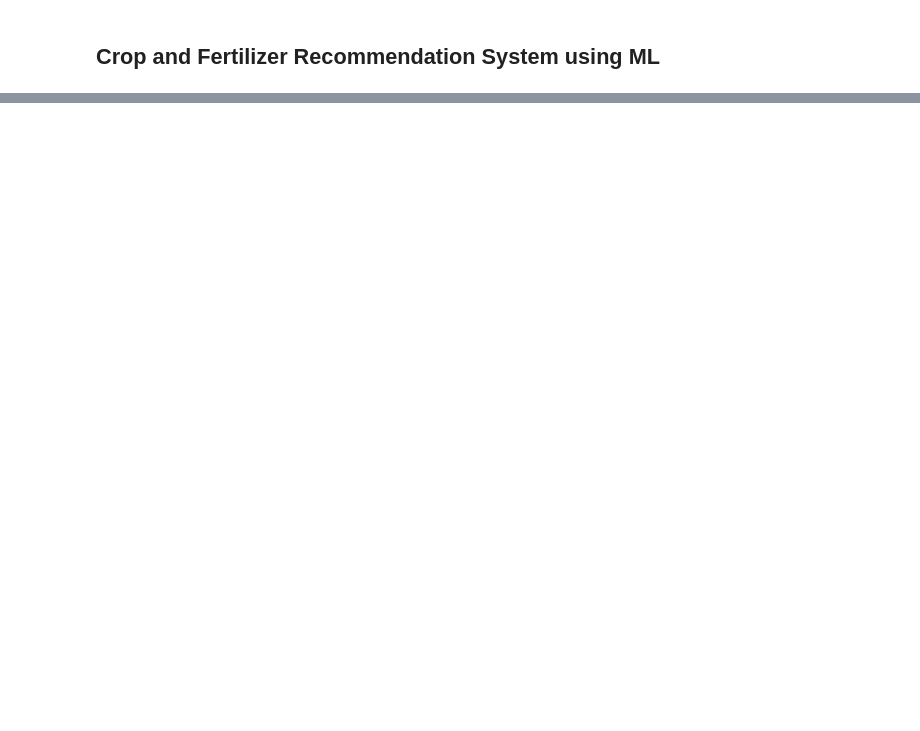
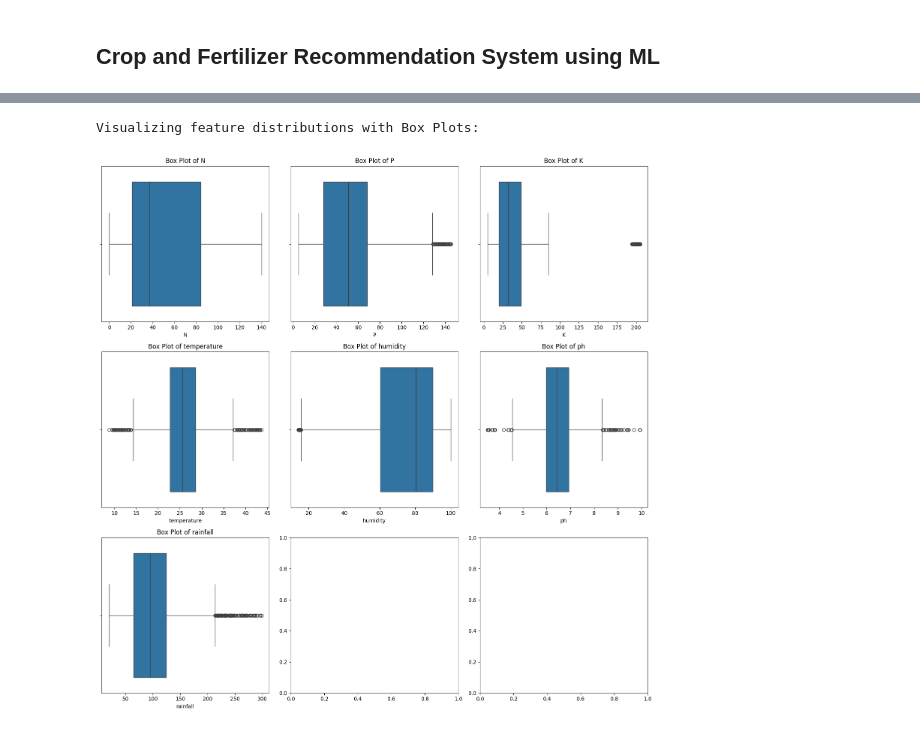
Before and after one commit to acecode101/Week-1, a Jupyter notebook: crop.ipynb, the cells around one changed output, grey strips where cells are left out. Drawn from its saved outputs; the diff is of its cells as text; code cells hidden in the pictures; blank space fills up the shorter version.

```diff
--- a/crop.ipynb
+++ b/crop.ipynb
@@ -129,0 +161,13 @@ Name: count, dtype: int64
+# %%
+print("Visualizing feature distributions with Box Plots:")
+fig, ax = plt.subplots(3, 3, figsize=(15, 15))
+
+for i, subplot in zip(features, ax.flatten()):
+    sns.boxplot(x=crop[i], ax=subplot)
+    subplot.set_title(f"Box Plot of {i}")
+
+plt.tight_layout()
+plt.show()
+# %% [output]
+Visualizing feature distributions with Box Plots:
+[figure, added]
```
Also changed, not shown: parts of 23 cells of this notebook.
